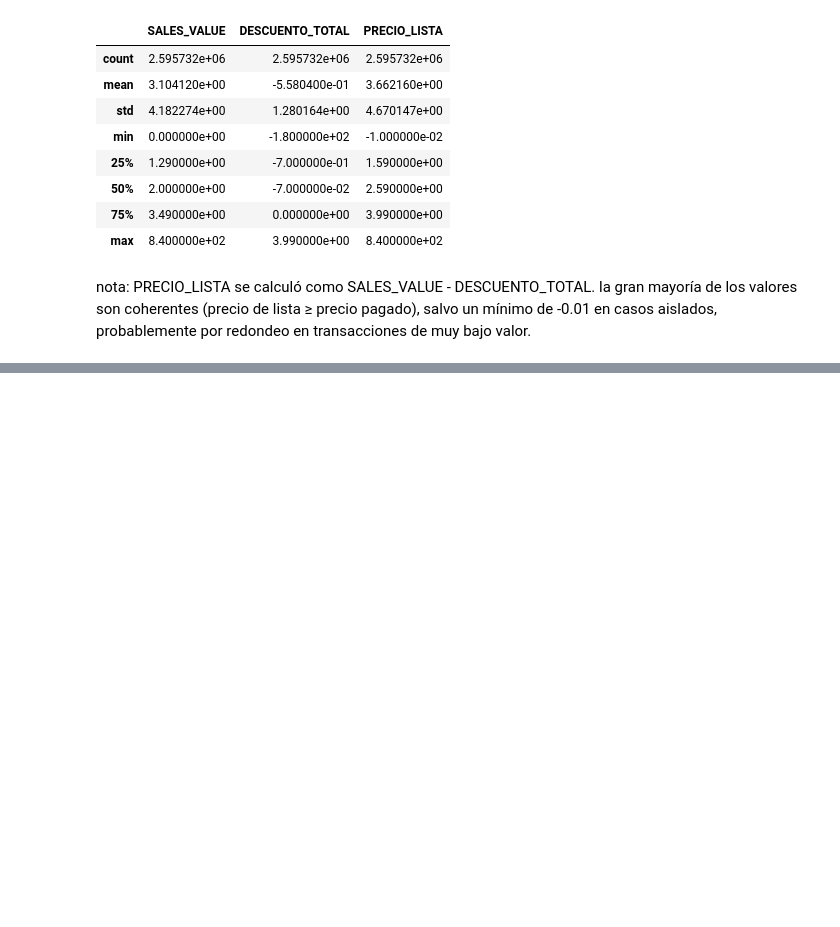
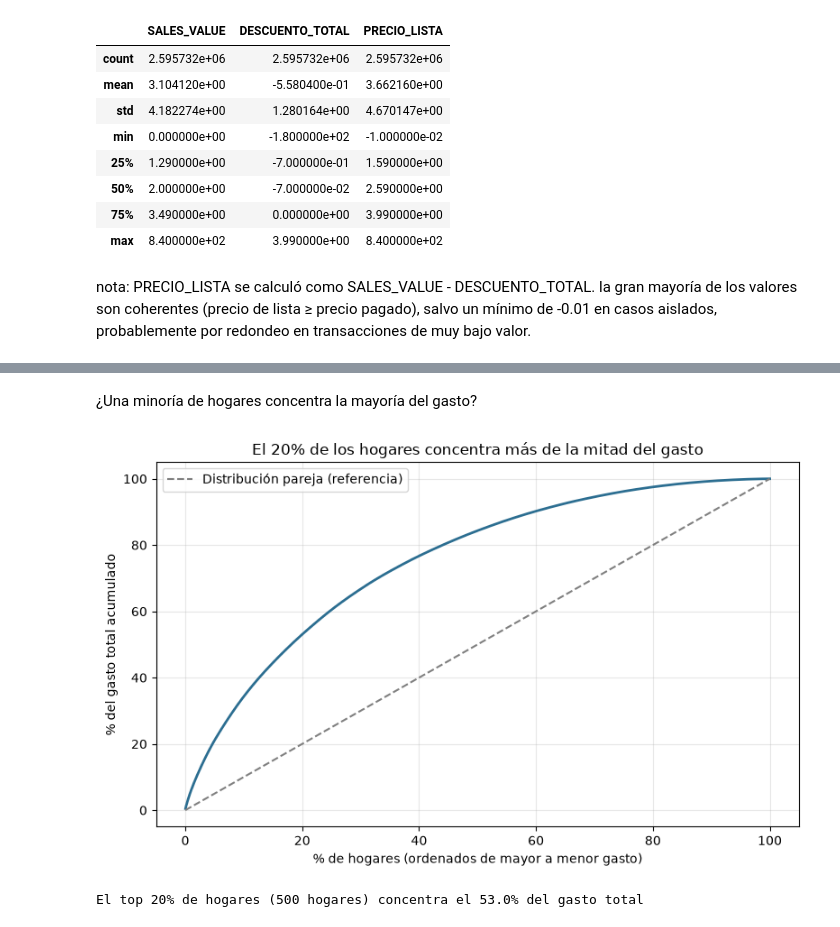
Before and after one commit to cris1403-lab/PROYECTO-1-BI, a Jupyter notebook: proyecto1_Pineda_Menegazzo.ipynb, the cells around one changed output, grey strips where cells are left out. Drawn from its saved outputs; the diff is of its cells as text; code cells hidden in the pictures; blank space fills up the shorter version.

```diff
--- a/proyecto1_Pineda_Menegazzo.ipynb
+++ b/proyecto1_Pineda_Menegazzo.ipynb
@@ -458,0 +499,4 @@ transacciones de muy bajo valor.
+# %%
+hogares_con_campana = campanas_hogar['household_key'].unique()
+print(f"Hogares que recibieron al menos una campaña: {len(hogares_con_campana):,}")
+print(f"Total de hogares en transacciones: {transaction_data['household_key'].nunique():,}")
@@ -458,0 +506,4 @@ transacciones de muy bajo valor.
+# %%
+gasto_por_hogar = transaction_completo.groupby('household_key')['SALES_VALUE'].sum().reset_index()
+gasto_por_hogar.columns = ['household_key', 'GASTO_TOTAL']
+gasto_por_hogar.head()
@@ -458,0 +517,3 @@ transacciones de muy bajo valor.
+# %%
+gasto_por_hogar['RECIBIO_CAMPANA'] = gasto_por_hogar['household_key'].isin(hogares_con_campana)
+gasto_por_hogar['RECIBIO_CAMPANA'].value_counts()
@@ -458,0 +674,33 @@ transacciones de muy bajo valor.
+# %% [markdown]
+
+¿Una minoría de hogares concentra la mayoría del gasto?
+# %%
+import matplotlib.pyplot as plt
+
+# ordenamos los hogares de mayor a menor gasto
+gasto_ordenado = gasto_por_hogar.sort_values('GASTO_TOTAL', ascending=False).reset_index(drop=True)
+
+# % acumulado de gasto, y % acumulado de hogares
+gasto_ordenado['PCT_GASTO_ACUM'] = gasto_ordenado['GASTO_TOTAL'].cumsum() / gasto_ordenado['GASTO_TOTAL'].sum() * 100
+gasto_ordenado['PCT_HOGARES_ACUM'] = (gasto_ordenado.index + 1) / len(gasto_ordenado) * 100
+
+fig, ax = plt.subplots(figsize=(8, 5))
+ax.plot(gasto_ordenado['PCT_HOGARES_ACUM'], gasto_ordenado['PCT_GASTO_ACUM'], linewidth=2, color='#2c6e91')
+ax.plot([0, 100], [0, 100], linestyle='--', color='gray', label='Distribución pareja (referencia)')
+
+ax.set_xlabel('% de hogares (ordenados de mayor a menor gasto)')
+ax.set_ylabel('% del gasto total acumulado')
+ax.set_title('El 20% de los hogares concentra más de la mitad del gasto')
+ax.legend()
+ax.grid(alpha=0.3)
+
+plt.tight_layout()
+plt.show()
+
+# el dato exacto para el 20% de los hogares
+top_20_pct = int(len(gasto_ordenado) * 0.20)
+gasto_top_20 = gasto_ordenado.loc[:top_20_pct-1, 'PCT_GASTO_ACUM'].iloc[-1]
+print(f"El top 20% de hogares ({top_20_pct} hogares) concentra el {gasto_top_20:.1f}% del gasto total")
+# %% [output]
+[figure, added]
+El top 20% de hogares (500 hogares) concentra el 53.0% del gasto total
```
Also changed, not shown: parts of 39 cells of this notebook.
